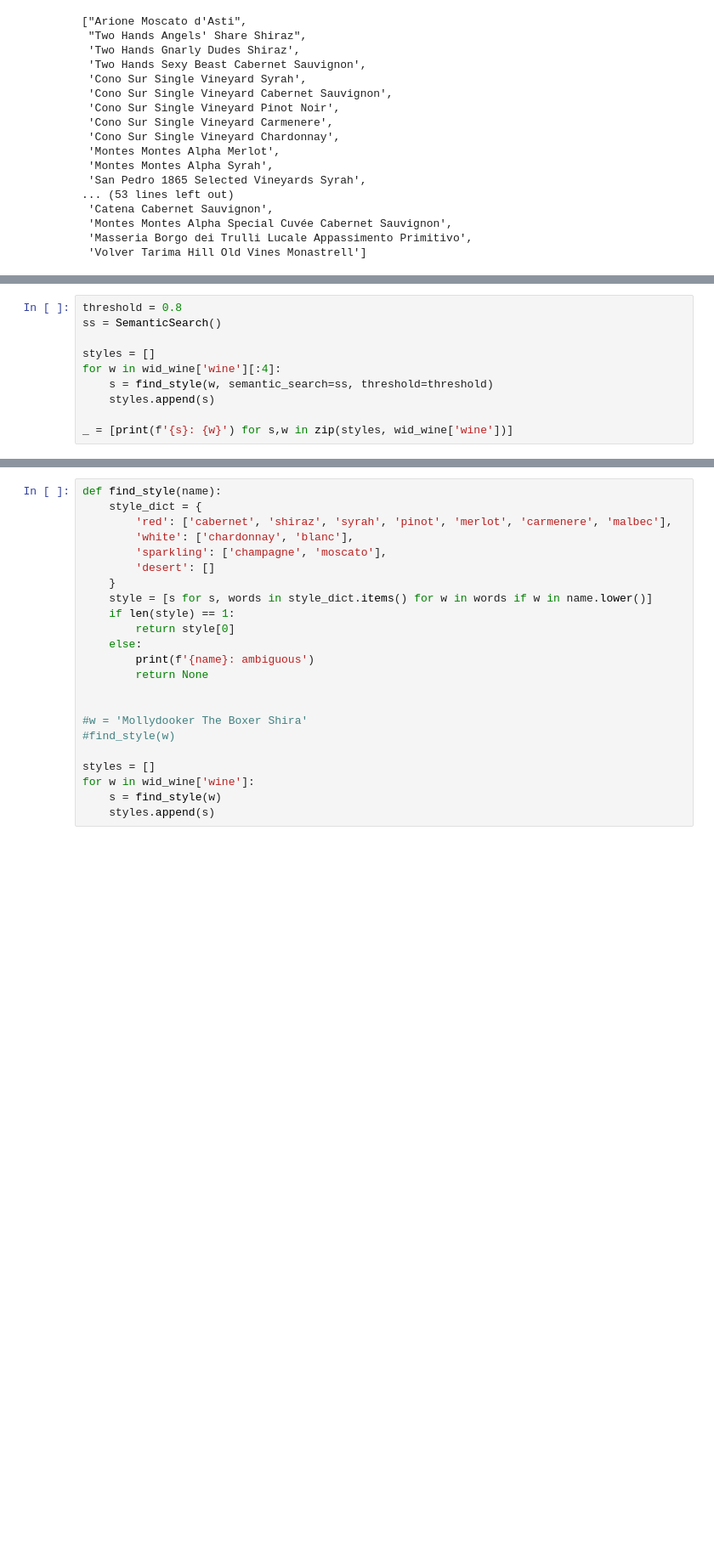
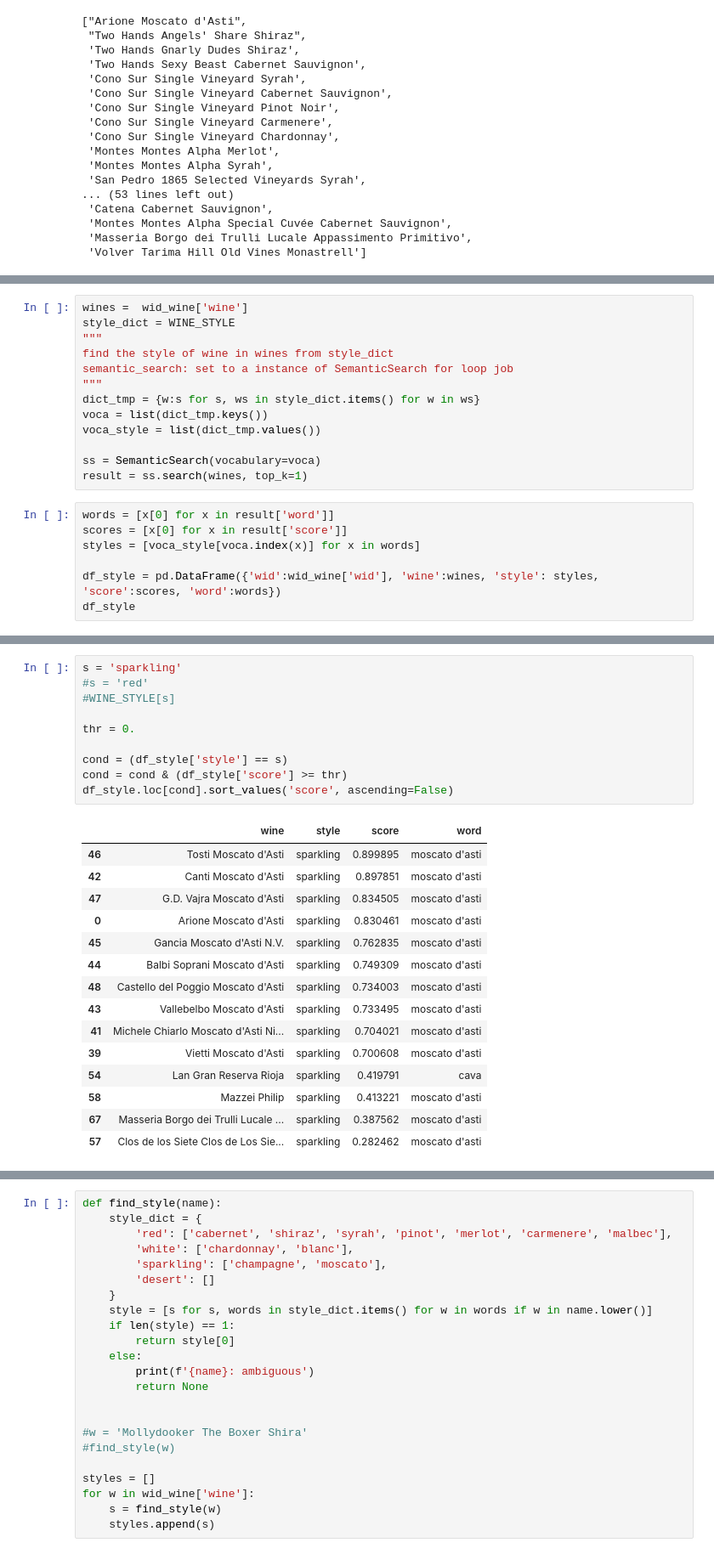
Before and after one commit to lbk209/topic_modeling, a Jupyter notebook: vivino_community_reviews.ipynb, the cells around one changed output, grey strips where cells are left out. Shown at 85% size. Drawn from its saved outputs; the diff is of its cells as text; blank space fills up the shorter version.

```diff
--- a/vivino_community_reviews.ipynb
+++ b/vivino_community_reviews.ipynb
@@ -737,10 +609,0 @@ def find_style(name, style_dict=WINE_STYLE, semantic_search=None, threshold=0.5)
-# %%
-threshold = 0.8
-ss = SemanticSearch()
-
-styles = []
-for w in wid_wine['wine'][:4]:
-    s = find_style(w, semantic_search=ss, threshold=threshold)
-    styles.append(s)
-
-_ = [print(f'{s}: {w}') for s,w in zip(styles, wid_wine['wine'])]
@@ -838,0 +610,20 @@ NameError: name 'SemanticSearch' is not defined
+# %%
+wines =  wid_wine['wine']
+style_dict = WINE_STYLE
+"""
+find the style of wine in wines from style_dict
+semantic_search: set to a instance of SemanticSearch for loop job
+"""
+dict_tmp = {w:s for s, ws in style_dict.items() for w in ws}
+voca = list(dict_tmp.keys())
+voca_style = list(dict_tmp.values())
+
+ss = SemanticSearch(vocabulary=voca)
+result = ss.search(wines, top_k=1)
+# %%
+words = [x[0] for x in result['word']]
+scores = [x[0] for x in result['score']]
+styles = [voca_style[voca.index(x)] for x in words]
+
+df_style = pd.DataFrame({'wid':wid_wine['wid'], 'wine':wines, 'style': styles, 'score':scores, 'word':words})
+df_style
@@ -838,0 +644,26 @@ NameError: name 'SemanticSearch' is not defined
+# %%
+s = 'sparkling'
+#s = 'red'
+#WINE_STYLE[s]
+
+thr = 0.
+
+cond = (df_style['style'] == s)
+cond = cond & (df_style['score'] >= thr)
+df_style.loc[cond].sort_values('score', ascending=False)
+# %% [output]
+|  | wine | style | score | word |
+| 46 | Tosti Moscato d'Asti | sparkling | 0.899895 | moscato d'asti |
+| 42 | Canti Moscato d'Asti | sparkling | 0.897851 | moscato d'asti |
+| 47 | G.D. Vajra Moscato d'Asti | sparkling | 0.834505 | moscato d'asti |
+| 0 | Arione Moscato d'Asti | sparkling | 0.830461 | moscato d'asti |
+| 45 | Gancia Moscato d'Asti N.V. | sparkling | 0.762835 | moscato d'asti |
+| 44 | Balbi Soprani Moscato d'Asti | sparkling | 0.749309 | moscato d'asti |
+| 48 | Castello del Poggio Moscato d'Asti | sparkling | 0.734003 | moscato d'asti |
+| 43 | Vallebelbo Moscato d'Asti | sparkling | 0.733495 | moscato d'asti |
+| 41 | Michele Chiarlo Moscato d'Asti Ni... | sparkling | 0.704021 | moscato d'asti |
+| 39 | Vietti Moscato d'Asti | sparkling | 0.700608 | moscato d'asti |
+| 54 | Lan Gran Reserva Rioja | sparkling | 0.419791 | cava |
+| 58 | Mazzei Philip | sparkling | 0.413221 | moscato d'asti |
+| 67 | Masseria Borgo dei Trulli Lucale ... | sparkling | 0.387562 | moscato d'asti |
+| 57 | Clos de los Siete Clos de Los Sie... | sparkling | 0.282462 | moscato d'asti |
```
Also changed, not shown: parts of 16 cells of this notebook, 1 other file.
